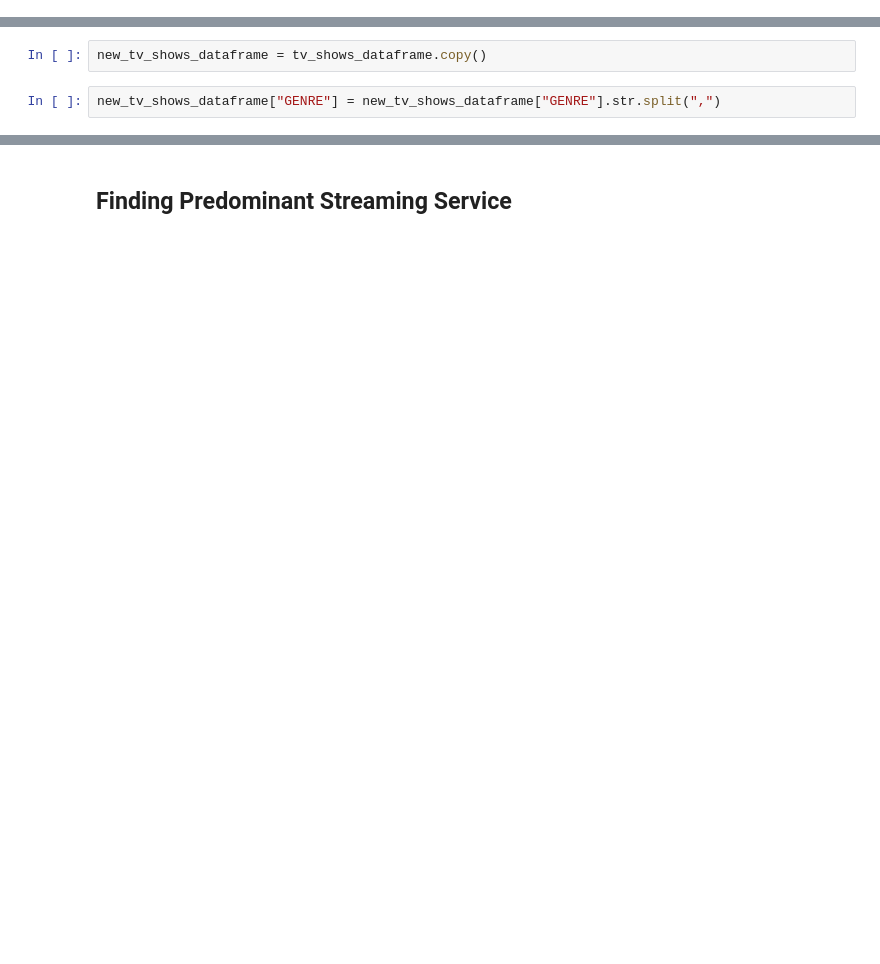
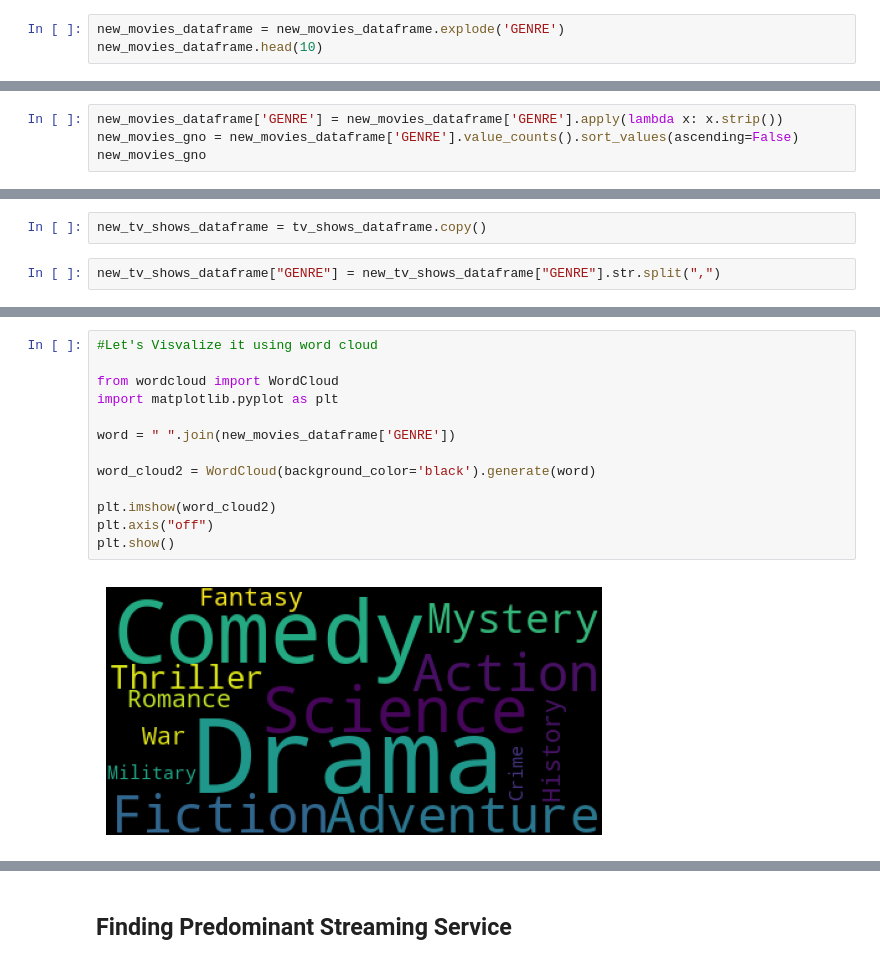
Before and after one commit to Amitish/Web_Scrapping, a Jupyter notebook: Web_Scrapping_Final.ipynb, the cells around one changed output, grey strips where cells are left out. Drawn from its saved outputs; the diff is of its cells as text; blank space fills up the shorter version.

```diff
--- a/Web_Scrapping_Final.ipynb
+++ b/Web_Scrapping_Final.ipynb
@@ -845 +815,4 @@ new_movies_dataframe["GENRE"]
 Name: GENRE, dtype: object
+# %%
+new_movies_dataframe = new_movies_dataframe.explode('GENRE')
+new_movies_dataframe.head(10)
@@ -845,0 +831,4 @@ Name: GENRE, dtype: object
+# %%
+new_movies_dataframe['GENRE'] = new_movies_dataframe['GENRE'].apply(lambda x: x.strip())
+new_movies_gno = new_movies_dataframe['GENRE'].value_counts().sort_values(ascending=False)
+new_movies_gno
@@ -859,2 +900,17 @@ Name: GENRE, dtype: object
+# %%
+#Let's Visvalize it using word cloud
+
+from wordcloud import WordCloud
+import matplotlib.pyplot as plt
+
+word = " ".join(new_movies_dataframe['GENRE'])
+
+word_cloud2 = WordCloud(background_color='black').generate(word)
+
+plt.imshow(word_cloud2)
+plt.axis("off")
+plt.show()
+# %% [output]
+[figure, added]
 # %%
 #Let's Visvalize it using word cloud
```
Also changed, not shown: parts of 45 cells of this notebook.
